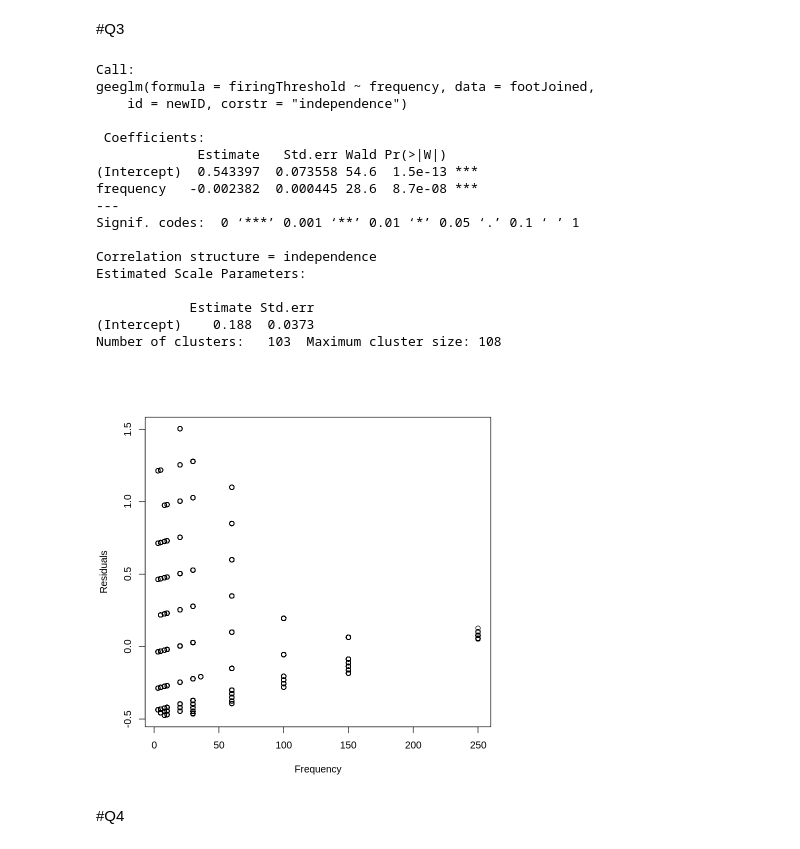
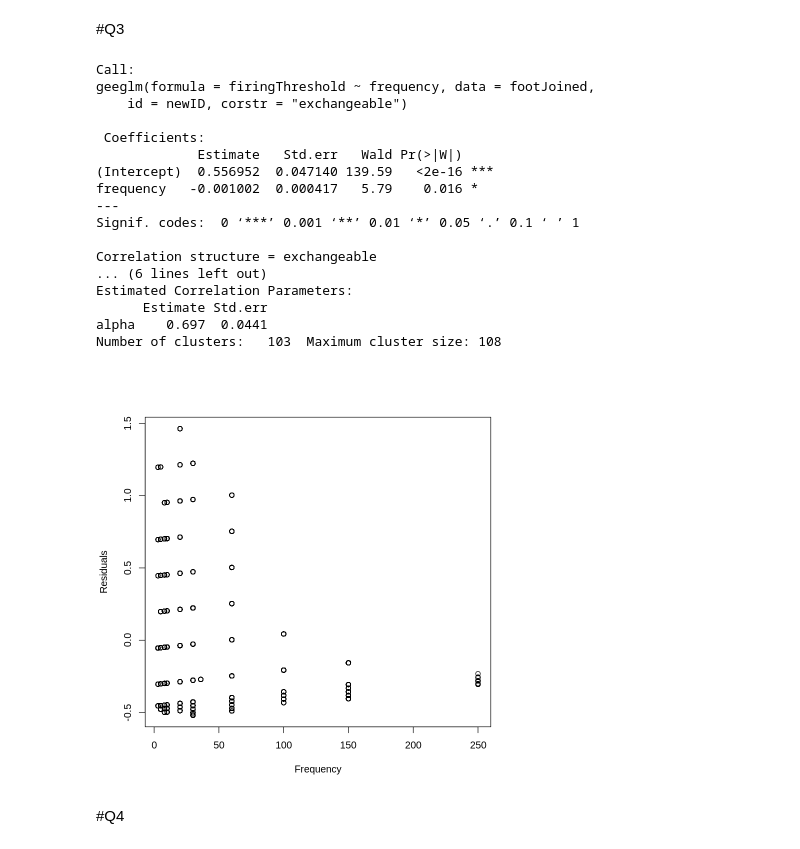
Before and after one commit to havaledar/6200, a Jupyter notebook: A2.ipynb, the cells around one changed output. Drawn from its saved outputs; the diff is of its cells as text; code cells hidden in the pictures.

```diff
--- a/A2.ipynb
+++ b/A2.ipynb
@@ -490,39 +490,39 @@ plot(footJoined$frequency, testRes1, ylab="Residuals", xlab="Frequency")
 # %% [markdown]
 #Q3
 # %%
-#transformation
-#?sort
-#independence
-#binominal
+#the plot proves the transformation guessed in the 1.e
+#todo: running the model by log
+#todo: adding afferent classes to see the effects of them on impCycle
+#todo: data -> only unique values in newID afferent and frequency
 
 test2 <- geeglm(firingThreshold ~ frequency,
                data = footJoined,
                id=newID,
-               corstr = "independence")
+               corstr = "exchangeable")
 
 summary(test2)
 
 testRes2 <- resid(test2)
 plot(footJoined$frequency, testRes2, ylab="Residuals", xlab="Frequency")
 # %% [output]
 Call:
 geeglm(formula = firingThreshold ~ frequency, data = footJoined,
-    id = newID, corstr = "independence")
+    id = newID, corstr = "exchangeable")
 
  Coefficients:
-             Estimate   Std.err Wald Pr(>|W|)
-(Intercept)  0.543397  0.073558 54.6  1.5e-13 ***
-frequency   -0.002382  0.000445 28.6  8.7e-08 ***
+             Estimate   Std.err   Wald Pr(>|W|)
+(Intercept)  0.556952  0.047140 139.59   <2e-16 ***
+frequency   -0.001002  0.000417   5.79    0.016 *
 ---
 Signif. codes:  0 ‘***’ 0.001 ‘**’ 0.01 ‘*’ 0.05 ‘.’ 0.1 ‘ ’ 1
 
-Correlation structure = independence
-Estimated Scale Parameters:
-
-            Estimate Std.err
-(Intercept)    0.188  0.0373
+Correlation structure = exchangeable
+... (6 lines left out)
+Estimated Correlation Parameters:
+      Estimate Std.err
+alpha    0.697  0.0441
 Number of clusters:   103  Maximum cluster size: 108
-[figure, old version]
+[figure, new version]
 # %% [markdown]
 #Q4
 # %%
```
Also changed, not shown: parts of 10 cells of this notebook.
